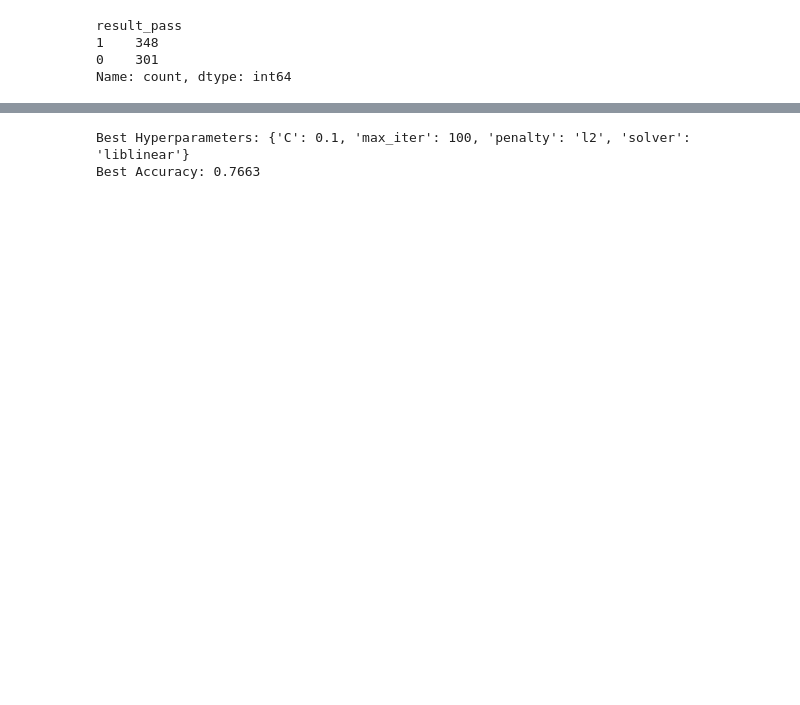
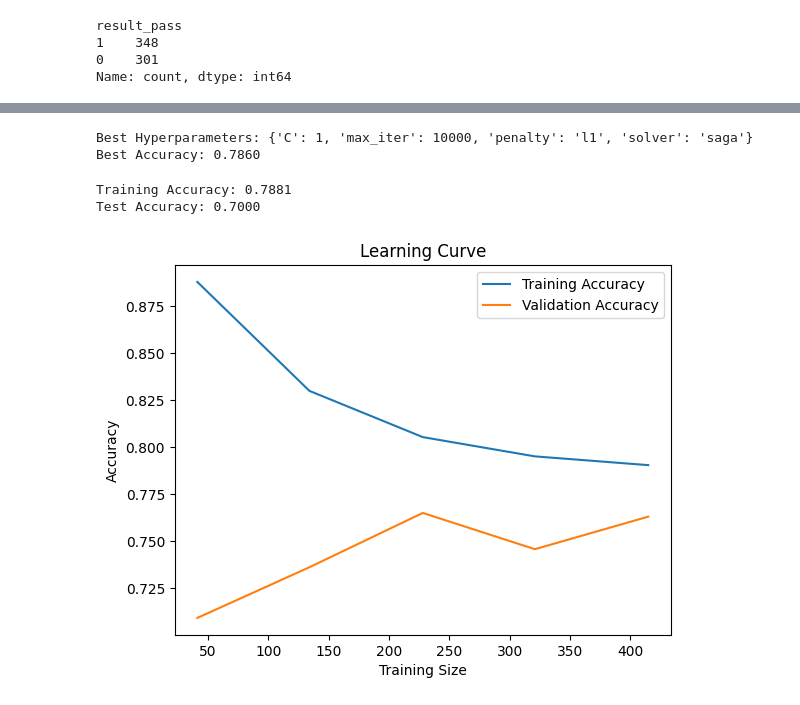
Before and after one commit to Patrick-Devine33/Academic-Success-Predictor, a Jupyter notebook: models/Logistic_Regression.ipynb, the cells around one changed output, grey strips where cells are left out. Cells and saved outputs as stored; diff of their text form; code cells hidden in the pictures; blank space fills up the shorter version.

```diff
--- a/models/Logistic_Regression.ipynb
+++ b/models/Logistic_Regression.ipynb
@@ -70,5 +74,6 @@ print(feature_importance.sort_values(by='Importance', ascending=False))
 # %%
-df2 = df.drop(columns = ['guardian_other', 'famsup', 'Fjob_other', 'Fjob_health', 'Pstatus_T', 'nursery', 'reason_reputation', 'romantic', 'Walc'])
+df2 = df.drop(columns = [ 'famsup', 'Fjob_health', 'Pstatus_T', 'nursery', 'reason_reputation', 'romantic', 'Walc', 'guardian_father', 'Mjob_health', 'Mjob_services', 'reason_course',
+                         'reason_reputation'])
 
 X = df2.drop(columns=['result_pass'])
 
@@ -424,37 +345,28 @@ Average Classification Report (accuracy): 0.7319
 # %%
-from sklearn.model_selection import GridSearchCV
-
-# Step 1: Define features (X) and target variable (y)
-X = df2.drop(columns=['result_pass', 'absences', 'internet'])
+X = df2.drop(columns=['result_pass', 'traveltime', 'absences', 'Dalc', 'internet'])
 y = df2['result_pass']
 
-# Step 2: Initialize the Stratified K-Fold Cross-Validator
 kf = StratifiedKFold(n_splits=5, shuffle=True, random_state=42)
 
-# Step 3: Initialize the SMOTE object
 smote = SMOTE(random_state=42)
 
-# Step 4: Define hyperparameter grid for tuning
 param_grid = {
-    'penalty': ['l1', 'l2'],  # Regularization type
-    'C': [0.001, 0.01, 0.1, 1, 10, 100],  # Regularization strength
-    'solver': ['liblinear', 'saga'],  # Solver to use
-    'max_iter': [100, 500, 1000]  # Maximum number of iterations
+    'penalty': ['l1', 'l2'],
+    'C': [0.001, 0.01, 0.1, 1, 10, 100],
+    'solver': ['liblinear', 'saga'],
+    'max_iter': [10000, 50000, 100000]
 }
 
-# Step 5: Initialize Logistic Regression model
 model = LogisticRegression()
 
-# Step 6: Initialize GridSearchCV
 grid_search = GridSearchCV(
     estimator=model,
     param_grid=param_grid,
-    cv=kf,  # Use StratifiedKFold cross-validation
-    scoring='accuracy',  # Evaluate based on accuracy
-    n_jobs=-1  # Use all available CPU cores
+    cv=kf,
+    scoring='accuracy',
+    n_jobs=-1
 )
 
-# Step 7: Apply SMOTE and fit the GridSearchCV
 best_params = None
 best_score = 0
 
@@ -462,20 +374,49 @@ for train_index, val_index in kf.split(X, y):
     X_train, X_val = X.iloc[train_index], X.iloc[val_index]
     y_train, y_val = y.iloc[train_index], y.iloc[val_index]
 
-    # Apply SMOTE to the training set
     X_train_smote, y_train_smote = smote.fit_resample(X_train, y_train)
 
-    # Step 8: Fit GridSearchCV on the resampled data
     grid_search.fit(X_train_smote, y_train_smote)
 
-    # Step 9: Track the best parameters and score
     if grid_search.best_score_ > best_score:
         best_score = grid_search.best_score_
         best_params = grid_search.best_params_
 
-# Step 10: Print the best hyperparameters and best score
 print(f"Best Hyperparameters: {best_params}")
 print(f"Best Accuracy: {best_score:.4f}")
 # %% [output]
-Best Hyperparameters: {'C': 0.1, 'max_iter': 100, 'penalty': 'l2', 'solver': 'liblinear'}
-Best Accuracy: 0.7663
+Best Hyperparameters: {'C': 1, 'max_iter': 10000, 'penalty': 'l1', 'solver': 'saga'}
+Best Accuracy: 0.7860
+# %%
+model.fit(X_train, y_train)
+
+train_preds = model.predict(X_train)
+test_preds = model.predict(X_test)
+
+train_accuracy = accuracy_score(y_train, train_preds)
+test_accuracy = accuracy_score(y_test, test_preds)
+
+print(f"Training Accuracy: {train_accuracy:.4f}")
+print(f"Validation Accuracy: {test_accuracy:.4f}")
+# %% [output]
+Training Accuracy: 0.7881
+Test Accuracy: 0.7000
+# %%
+import matplotlib.pyplot as plt
+from sklearn.model_selection import learning_curve
+
+train_sizes, train_scores, val_scores = learning_curve(
+    model, X_train, y_train, cv=5, scoring='accuracy', n_jobs=-1)
+
+train_mean = train_scores.mean(axis=1)
+val_mean = val_scores.mean(axis=1)
+
+plt.plot(train_sizes, train_mean, label="Training Accuracy")
+plt.plot(train_sizes, val_mean, label="Validation Accuracy")
+plt.xlabel("Training Size")
+plt.ylabel("Accuracy")
+plt.legend()
+plt.title("Learning Curve")
+plt.show()
+# %% [output]
+[figure, added]
```
Also changed, not shown: parts of 11 cells of this notebook, 1 other file.
